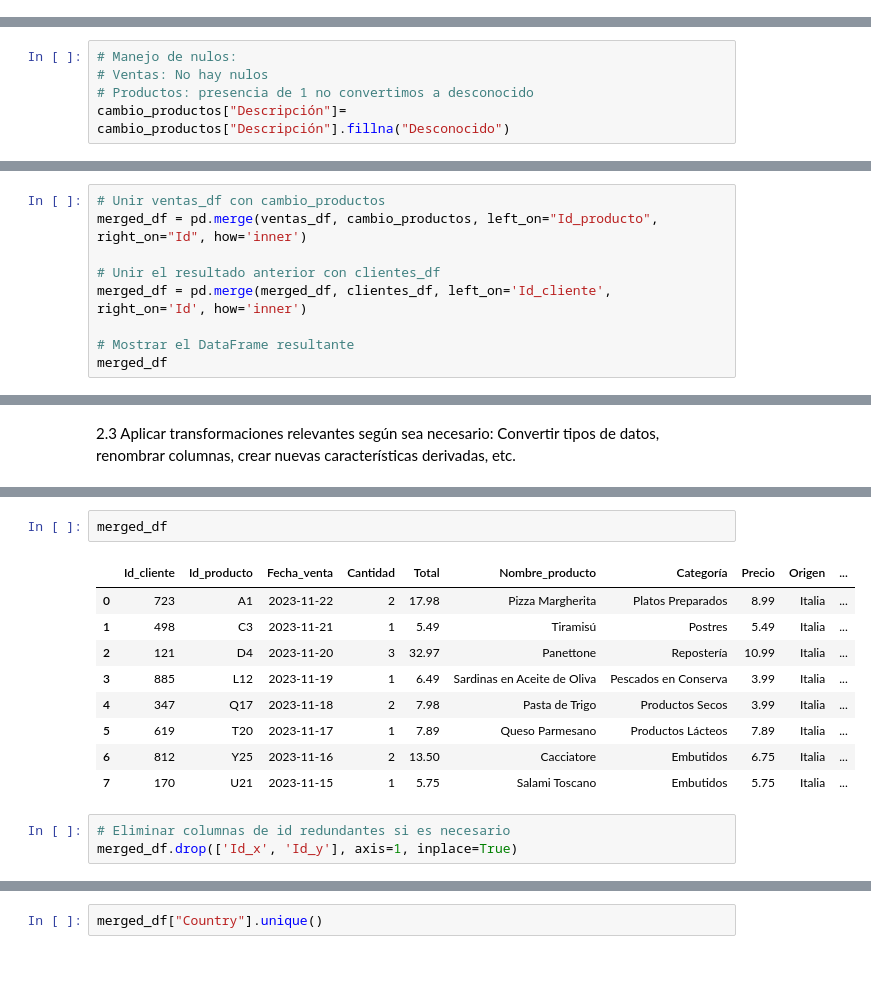
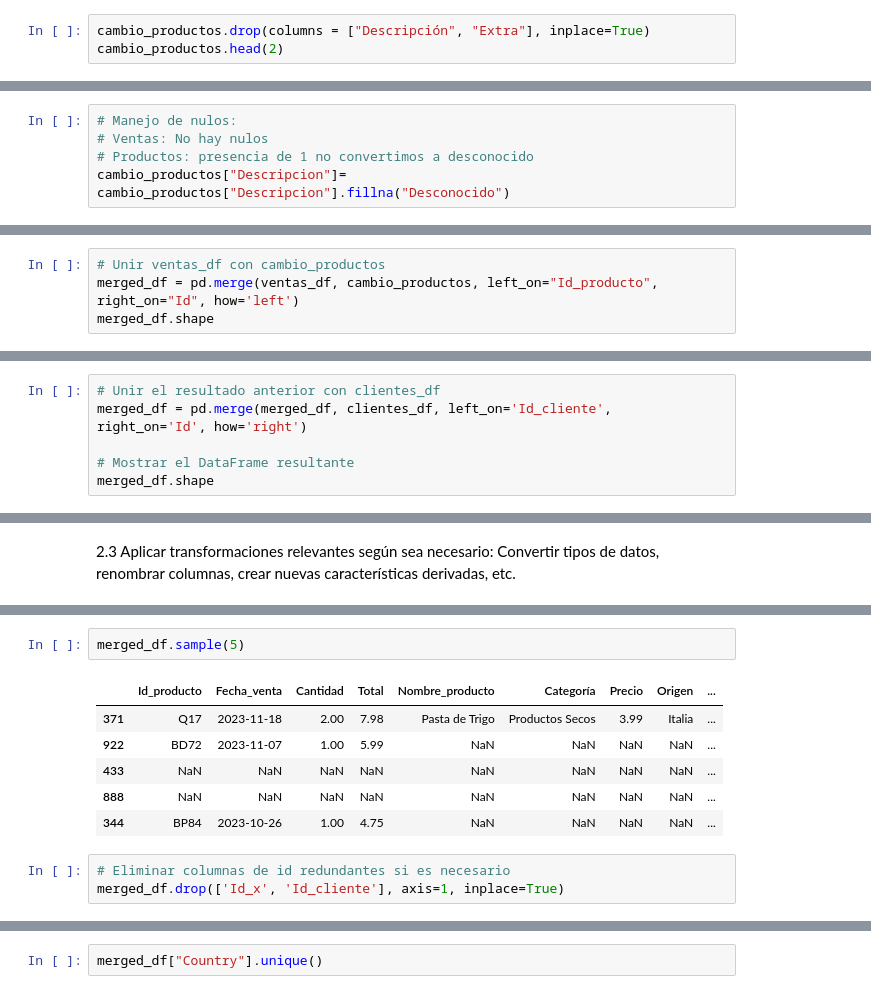
Before and after one commit to BSReguera/Pair-Programming-Modulo-3-Sprint2-, a Jupyter notebook: pairprogramming-modulo3-sprint2-leccion11.ipynb, the cells around one changed output, grey strips where cells are left out. Drawn from its saved outputs; the diff is of its cells as text; blank space fills up the shorter version.

```diff
--- a/pairprogramming-modulo3-sprint2-leccion11.ipynb
+++ b/pairprogramming-modulo3-sprint2-leccion11.ipynb
@@ -169,0 +179,3 @@ cambio_productos
+# %%
+cambio_productos.drop(columns = ["Descripción", "Extra"], inplace=True)
+cambio_productos.head(2)
@@ -206,7 +222,7 @@ clientes_df.head()
 # Manejo de nulos:
 # Ventas: No hay nulos
 # Productos: presencia de 1 no convertimos a desconocido
-cambio_productos["Descripción"]= cambio_productos["Descripción"].fillna("Desconocido")
+cambio_productos["Descripcion"]= cambio_productos["Descripcion"].fillna("Desconocido")
 # %%
 # Clientes:
 # calculamos el % de nulos por columna
@@ -232,0 +261,4 @@ Index(['email', 'gender', 'City', 'Country', 'Address'], dtype='object')
+# %%
+# Unir ventas_df con cambio_productos
+merged_df = pd.merge(ventas_df, cambio_productos, left_on="Id_producto", right_on="Id", how='left')
+merged_df.shape
@@ -233,10 +267,7 @@ Index(['email', 'gender', 'City', 'Country', 'Address'], dtype='object')
 # %%
-# Unir ventas_df con cambio_productos
-merged_df = pd.merge(ventas_df, cambio_productos, left_on="Id_producto", right_on="Id", how='inner')
-
 # Unir el resultado anterior con clientes_df
-merged_df = pd.merge(merged_df, clientes_df, left_on='Id_cliente', right_on='Id', how='inner')
+merged_df = pd.merge(merged_df, clientes_df, left_on='Id_cliente', right_on='Id', how='right')
 
 # Mostrar el DataFrame resultante
-merged_df
+merged_df.shape
 # %% [output]
@@ -261,19 +298,16 @@ Index(['Id_cliente', 'Id_producto', 'Fecha_venta', 'Cantidad', 'Total', 'Id_x',
       dtype='object')
 # %%
-merged_df
+merged_df.sample(5)
 # %% [output]
-|  | Id_cliente | Id_producto | Fecha_venta | Cantidad | Total | Nombre_producto | Categoría | Precio | Origen | ... |
-| 0 | 723 | A1 | 2023-11-22 | 2 | 17.98 | Pizza Margherita | Platos Preparados | 8.99 | Italia | ... |
-| 1 | 498 | C3 | 2023-11-21 | 1 | 5.49 | Tiramisú | Postres | 5.49 | Italia | ... |
-| 2 | 121 | D4 | 2023-11-20 | 3 | 32.97 | Panettone | Repostería | 10.99 | Italia | ... |
-| 3 | 885 | L12 | 2023-11-19 | 1 | 6.49 | Sardinas en Aceite de Oliva | Pescados en Conserva | 3.99 | Italia | ... |
-| 4 | 347 | Q17 | 2023-11-18 | 2 | 7.98 | Pasta de Trigo | Productos Secos | 3.99 | Italia | ... |
-| 5 | 619 | T20 | 2023-11-17 | 1 | 7.89 | Queso Parmesano | Productos Lácteos | 7.89 | Italia | ... |
-| 6 | 812 | Y25 | 2023-11-16 | 2 | 13.50 | Cacciatore | Embutidos | 6.75 | Italia | ... |
-| 7 | 170 | U21 | 2023-11-15 | 1 | 5.75 | Salami Toscano | Embutidos | 5.75 | Italia | ... |
+|  | Id_producto | Fecha_venta | Cantidad | Total | Nombre_producto | Categoría | Precio | Origen | ... |
+| 371 | Q17 | 2023-11-18 | 2.00 | 7.98 | Pasta de Trigo | Productos Secos | 3.99 | Italia | ... |
+| 922 | BD72 | 2023-11-07 | 1.00 | 5.99 | NaN | NaN | NaN | NaN | ... |
+| 433 | NaN | NaN | NaN | NaN | NaN | NaN | NaN | NaN | ... |
+| 888 | NaN | NaN | NaN | NaN | NaN | NaN | NaN | NaN | ... |
+| 344 | BP84 | 2023-10-26 | 1.00 | 4.75 | NaN | NaN | NaN | NaN | ... |
 # %%
 # Eliminar columnas de id redundantes si es necesario
-merged_df.drop(['Id_x', 'Id_y'], axis=1, inplace=True)
+merged_df.drop(['Id_x', 'Id_cliente'], axis=1, inplace=True)
 # %%
 merged_df.columns
 # %% [output]
```
Also changed, not shown: parts of 23 cells of this notebook, 3 other files.
